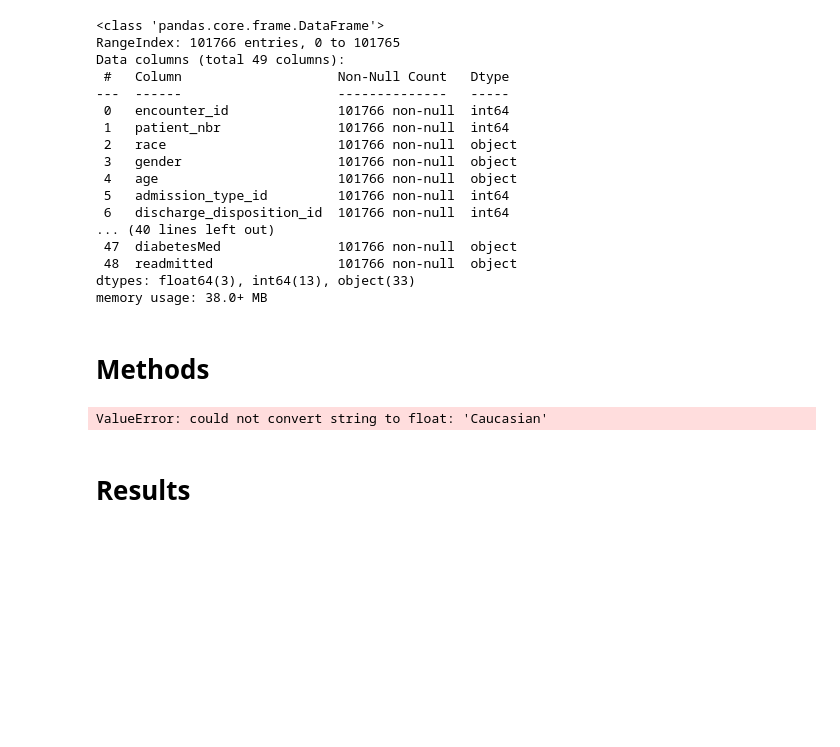
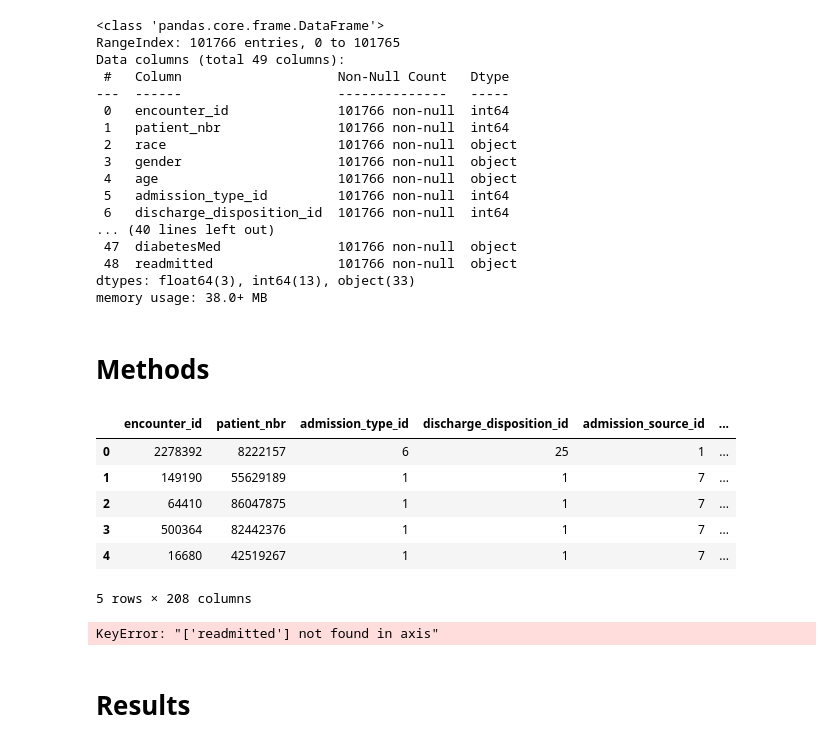
Before and after one commit to jdawk123/DS7333_QtW-1, a Jupyter notebook: DS7333_Case_Study_2.ipynb, the cells around one changed output. Saved outputs shown, nothing was run; the diff lists cells and outputs as text; code cells hidden in the pictures; blank space fills up the shorter version.

```diff
--- a/DS7333_Case_Study_2.ipynb
+++ b/DS7333_Case_Study_2.ipynb
@@ -703 +696,28 @@ from sklearn.linear_model import LogisticRegressionCV
+# %%
+#One Hot Encode Categorical Variables
+#https://datagy.io/sklearn-one-hot-encode/
+#https://datascience.stackexchange.com/questions/71804/how-to-perform-one-hot-encoding-on-multiple-categorical-columns
+
+#categorical data
+categorical_cols = ['race', 'gender', 'age', 'payer_code', 'medical_specialty', 'max_glu_serum', 'A1Cresult', 'metformin', 'repaglinide', 'nateglinide', 'chlorpropamide', 'glimepiride', 'acetohexamide', 'glipizide', 'glyburide', 'tolbutamide', 'pioglitazone', 'rosiglitazone', 'acarbose', 'miglitol', 'troglitazone', 'tolazamide', 'examide', 'citoglipton', 'insulin', 'glyburide-metformin', 'glipizide-metformin', 'glimepiride-pioglitazone', 'metformin-rosiglitazone', 'metformin-pioglitazone', 'change', 'diabetesMed', 'readmitted']
+
+df = pd.get_dummies(dia_df, columns = categorical_cols)
+
+#https://stackoverflow.com/questions/44308504/logistic-regression-on-one-hot-encoding
+
+# from sklearn.preprocessing import LabelEncoder
+
+# df = dia_df.select_dtypes(exclude=['number']) \
+#                 .apply(LabelEncoder().fit_transform) \
+#                 .join(df.select_dtypes(include=['number']))
+
+df.head()
+# %% [output]
+|  | encounter_id | patient_nbr | admission_type_id | discharge_disposition_id | admission_source_id | ... |
+| 0 | 2278392 | 8222157 | 6 | 25 | 1 | ... |
+| 1 | 149190 | 55629189 | 1 | 1 | 7 | ... |
+| 2 | 64410 | 86047875 | 1 | 1 | 7 | ... |
+| 3 | 500364 | 82442376 | 1 | 1 | 7 | ... |
+| 4 | 16680 | 42519267 | 1 | 1 | 7 | ... |
+5 rows × 208 columns
 # %%
@@ -704,8 +732,8 @@ from sklearn.linear_model import LogisticRegressionCV
 my_model = LogisticRegressionCV()
 # %%
-my_model.fit(dia_df.drop(['readmitted'], axis=1), dia_df['readmitted'])
+my_model.fit(df.drop(['readmitted'], axis=1), dia_df['readmitted'])
 # %% [output]
-ValueError: could not convert string to float: 'Caucasian'
+KeyError: "['readmitted'] not found in axis"
 # %% [markdown]
 # Results
 # %%
```
Also changed, not shown: parts of 4 cells of this notebook.
